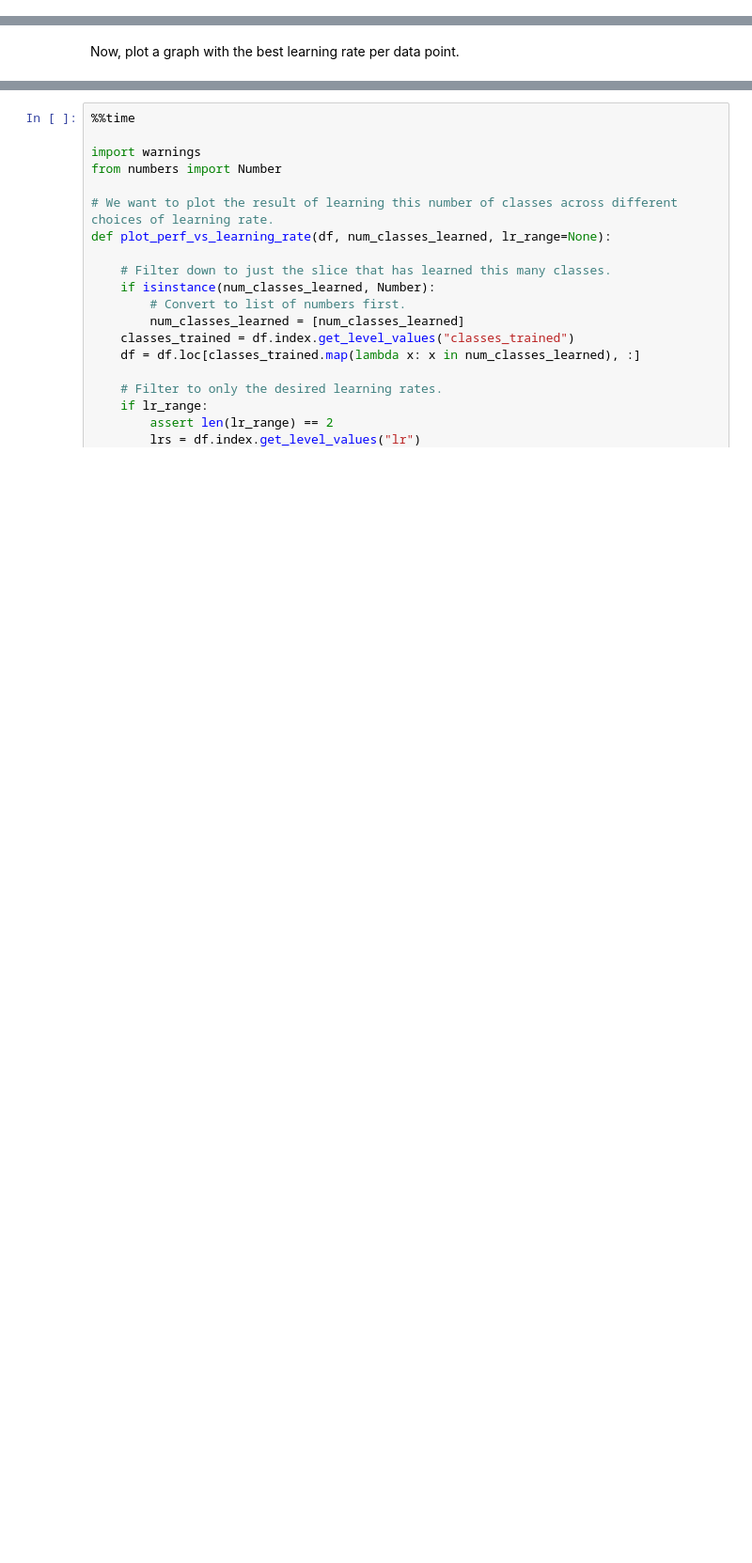
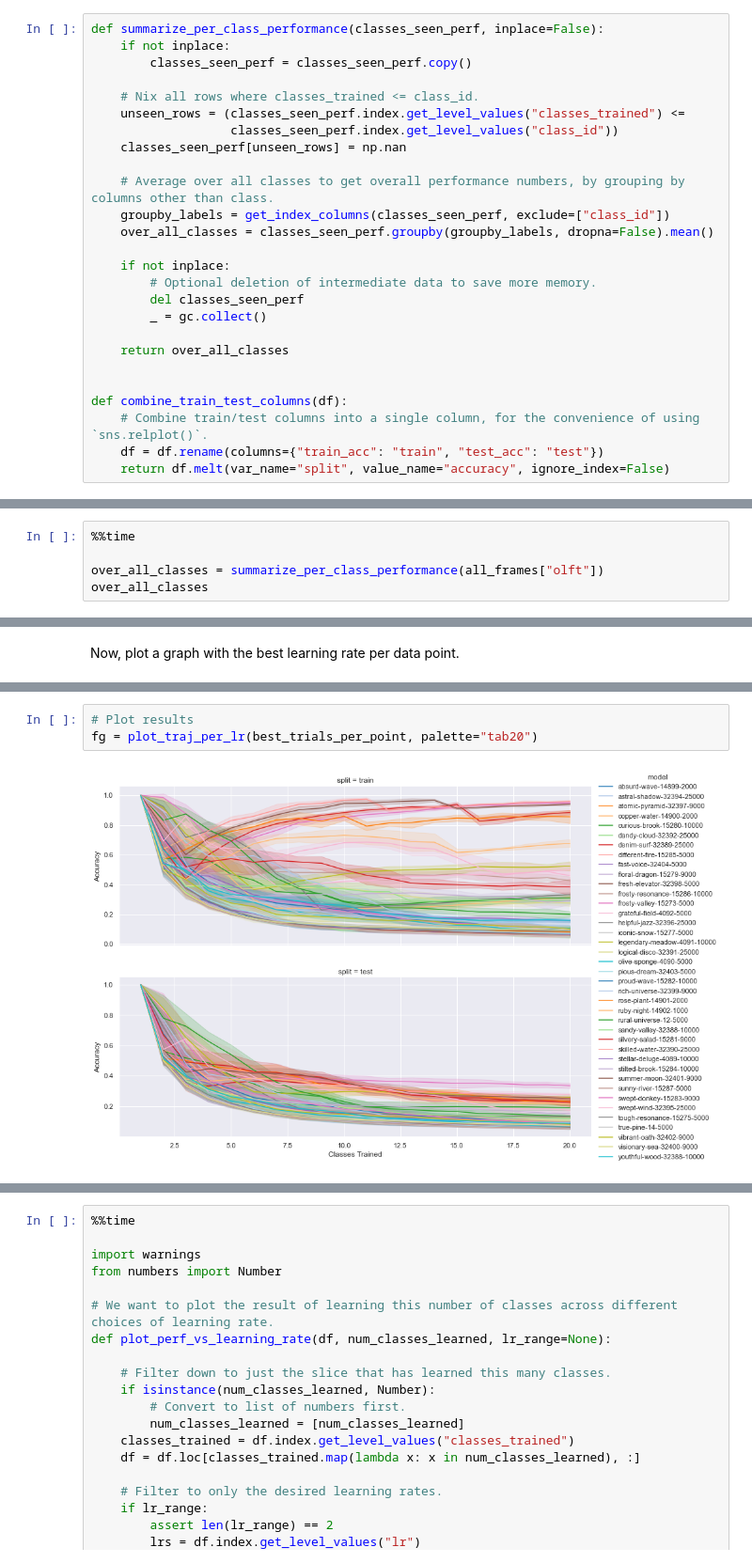
Before and after one commit to uvm-neurobotics-lab/higherANML, a Jupyter notebook: notebooks/result-gathering.ipynb, the cells around one changed output, grey strips where cells are left out. Shown: that part at 94% size. Drawn from its saved outputs; the diff is of its cells as text; blank space fills up the shorter version.

```diff
--- a/notebooks/result-gathering.ipynb
+++ b/notebooks/result-gathering.ipynb
@@ -342,0 +470,26 @@ over_all_classes
+# %%
+def summarize_per_class_performance(classes_seen_perf, inplace=False):
+    if not inplace:
+        classes_seen_perf = classes_seen_perf.copy()
+
+    # Nix all rows where classes_trained <= class_id.
+    unseen_rows = (classes_seen_perf.index.get_level_values("classes_trained") <=
+                   classes_seen_perf.index.get_level_values("class_id"))
+    classes_seen_perf[unseen_rows] = np.nan
+
+    # Average over all classes to get overall performance numbers, by grouping by columns other than class.
+    groupby_labels = get_index_columns(classes_seen_perf, exclude=["class_id"])
+    over_all_classes = classes_seen_perf.groupby(groupby_labels, dropna=False).mean()
+
+    if not inplace:
+        # Optional deletion of intermediate data to save more memory.
+        del classes_seen_perf
+        _ = gc.collect()
+
+    return over_all_classes
+
+
+def combine_train_test_columns(df):
+    # Combine train/test columns into a single column, for the convenience of using `sns.relplot()`.
+    df = df.rename(columns={"train_acc": "train", "test_acc": "test"})
+    return df.melt(var_name="split", value_name="accuracy", ignore_index=False)
@@ -342,0 +500,5 @@ over_all_classes
+# %%
+%%time
+
+over_all_classes = summarize_per_class_performance(all_frames["olft"])
+over_all_classes
@@ -442,0 +532,5 @@ Final accuracy on 20 classes:
+# %%
+# Plot results
+fg = plot_traj_per_lr(best_trials_per_point, palette="tab20")
+# %% [output]
+[figure, added]
```
Also changed, not shown: parts of 36 cells of this notebook.
